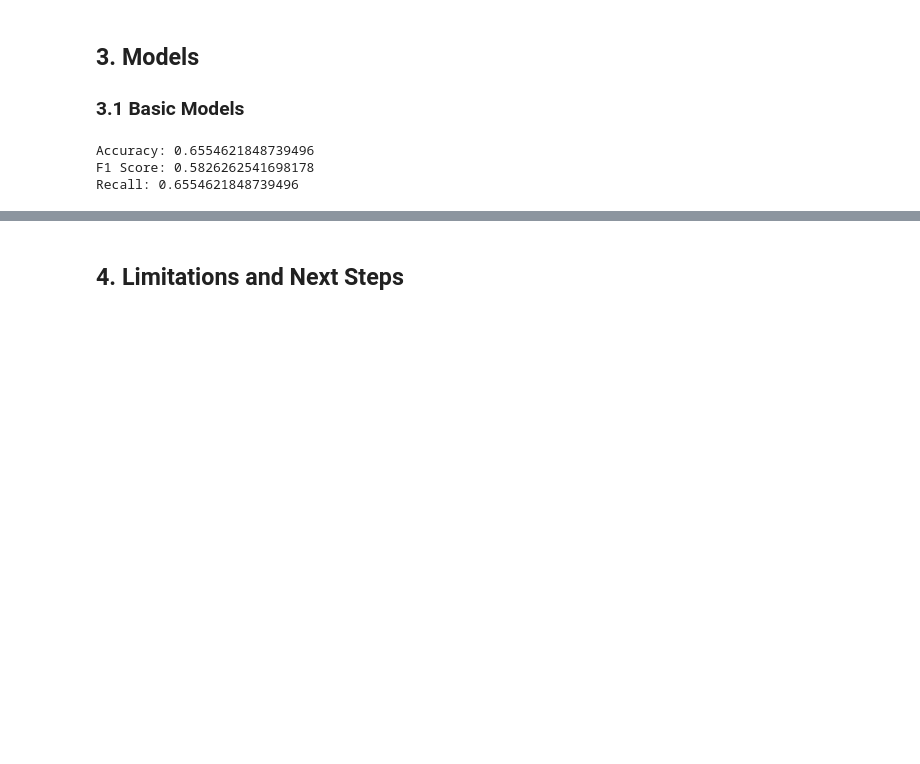
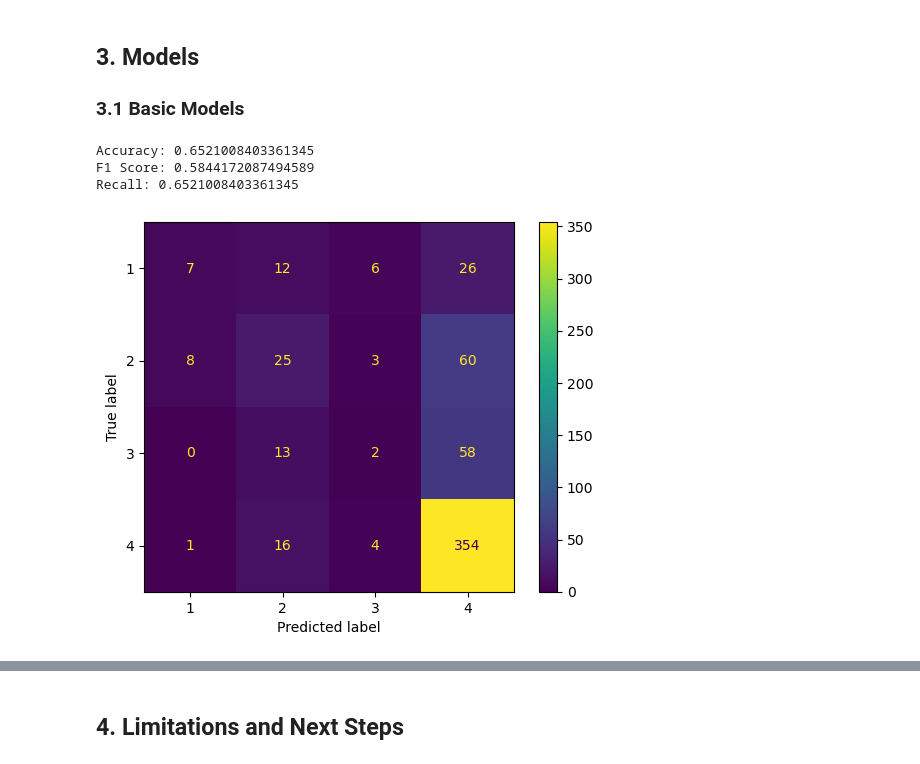
Before and after one commit to andrewjtdunn/Costa-Rican-Household-Poverty-Level-Prediction, a Jupyter notebook: Random_Forest.ipynb, the cells around one changed output, grey strips where cells are left out. Drawn from its saved outputs; the diff is of its cells as text; code cells hidden in the pictures; blank space fills up the shorter version.

```diff
--- a/Random_Forest.ipynb
+++ b/Random_Forest.ipynb
@@ -51,15 +56,16 @@ A Random Forest model is....a series of decision trees, averaged
 # %%
 
 # test of defaults
-clf = RandomForestClassifier()
+clf = RandomForestClassifier(random_state= SEED)
 clf.fit(X, y)
 
 y_pred = clf.predict(X_valid)
-evaluate_classification(y_pred, y_valid)
+evaluate_classification(y_pred, y_valid, cm=True)
 # %% [output]
-Accuracy: 0.6554621848739496
-F1 Score: 0.5826262541698178
-Recall: 0.6554621848739496
+Accuracy: 0.6521008403361345
+F1 Score: 0.5844172087494589
+Recall: 0.6521008403361345
+[figure, added]
 # %%
 # Make graph of feature importance
 # https://scikit-learn.org/stable/auto_examples/ensemble/plot_forest_importances.html
```
Also changed, not shown: parts of 12 cells of this notebook.
